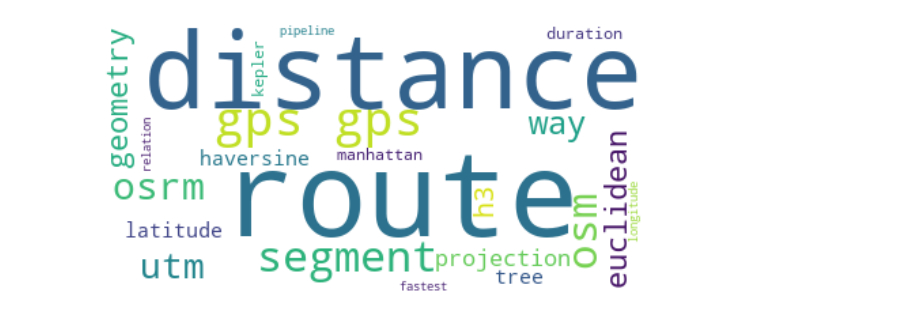
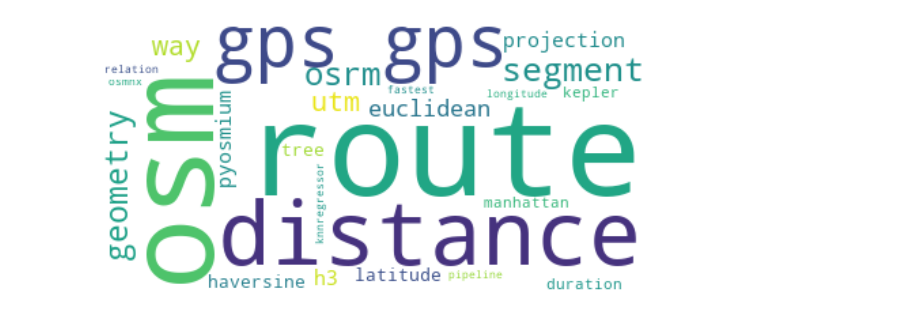
Before and after one commit to caiomiyashiro/geospatial_data_analysis, a Jupyter notebook: AMLD-2020/helpers/Overview WordCloud.ipynb, the cells around one changed output. Cells and saved outputs as stored; diff of their text form; code cells hidden in the pictures.

```diff
--- a/AMLD-2020/helpers/Overview WordCloud.ipynb
+++ b/AMLD-2020/helpers/Overview WordCloud.ipynb
@@ -1,24 +1,24 @@
 # %%
 from wordcloud import WordCloud
 import matplotlib.pyplot as plt
 
 f= open("../AMLD_2020.ipynb","r+")
 contents =f.read().lower()
 
 words_of_interest = ['OSRM', 'OSM', 'distance', 'euclidean', 'manhattan', 'haversine', 'route', 'duration',
                      'KNNRegressor', 'H3', 'latitude', 'longitude', 'projection', 'UTM', 'geometry', 'pipeline',
                      'fastest', 'shortest', 'R-Tree', 'way', 'relation', 'GPS', 'map matching', 'kepler',
-                     'osmnx', 'segment']
+                     'osmnx', 'segment', 'pyosmium']
 words_of_interest = [elem.lower() for elem in words_of_interest]
 
 words_of_interest_f = [elem for elem in contents.split(' ') if elem in words_of_interest]
 words_of_interest_f = ' '.join(words_of_interest_f)
 words_of_interest_f
 
 wordcloud = WordCloud(max_words=100, background_color="white").generate(words_of_interest_f)
 plt.figure(figsize=[18,5])
 plt.imshow(wordcloud, interpolation="bilinear")
 plt.axis("off")
-plt.show()
+plt.show();
 # %% [output]
-[figure, old version]
+[figure, new version]
```
Also changed, not shown: 7 other files.
